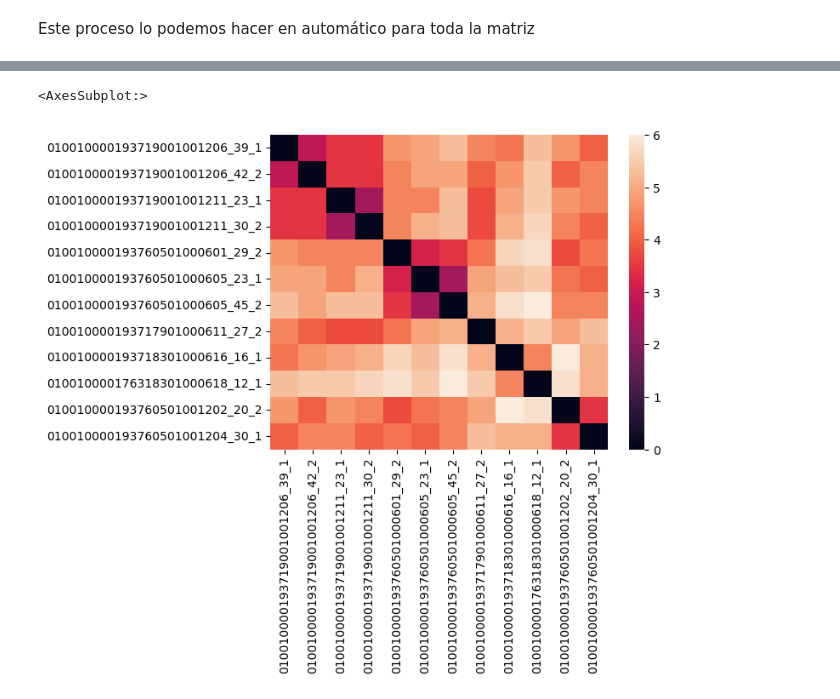
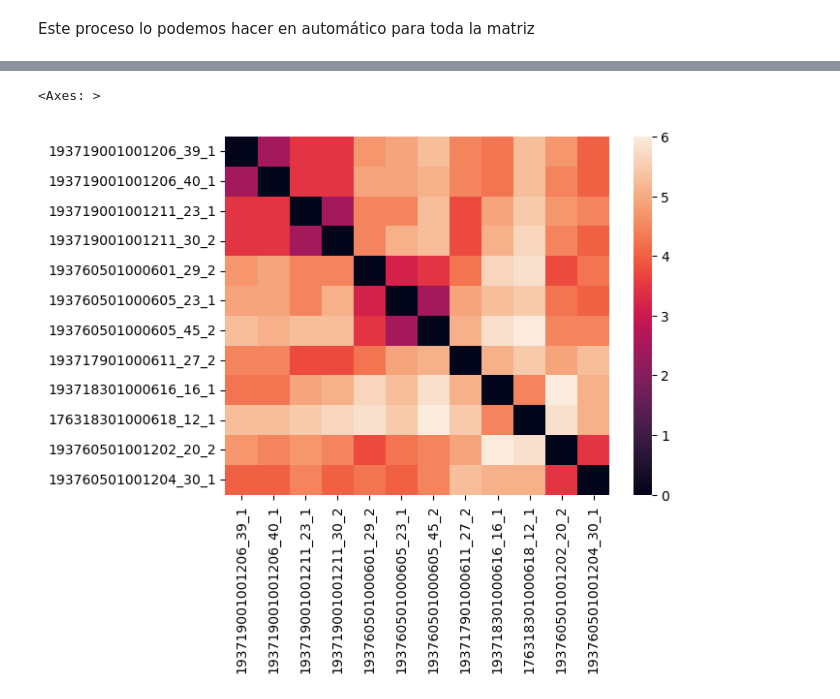
Before and after one commit to sergiohzlz/enasama_factores, a Jupyter notebook: Indice de Jaccard.ipynb, the cells around one changed output, grey strips where cells are left out. Cells and saved outputs as stored; diff of their text form; code cells hidden in the pictures.

Commit message:
comparacion folios con L1

```diff
--- a/Indice de Jaccard.ipynb
+++ b/Indice de Jaccard.ipynb
@@ -223,17 +255,20 @@ class vector_cadena:
             Float que indica la comparación entre los vectores matriz[i] y matriz[j]
             con el método en el parámetro
         """
-        assert metrica in ['euclideana', 'coseno']
+        assert metrica in ['l2','l1', 'coseno',]
         matriz = self.__matriz__
         vec1, vec2 = matriz[i], matriz[j]
-        if(metrica =='euclideana'):
-            return np.linalg.norm(vec1 - vec2)
+        if(metrica =='l1'):
+            return np.linalg.norm(vec1 - vec2, 1)
+        elif(metrica =='l2'):
+            return np.linalg.norm(vec1 - vec2, 2)
         elif(metrica == 'coseno'):
             dot = np.dot(vec1, vec2)
             n1  = np.linalg.norm(vec1)
             n2  = np.linalg.norm(vec2)
             cs  = dot / (n1*n2)
             return cs
+
     #------------------------------------
     def calcula_matriz_similitud(self, metrica='euclideana'):
         """
@@ -275,5 +310,5 @@ class vector_cadena:
 # %%
-caracteres = '0123456789A-_'
+caracteres = 'AFM/_0123456789'
 # %%
 C = vector_cadena(caracteres, tam=2)
 C.feat_space
@@ -298,7 +333,7 @@ C.feat_space
 # %% [markdown]
 Ahora en C tenemos un objeto que puede generar vectores de características de cadenas. Vamos a generar 12 ejemplos tomados de la entidad antes tomada.
 # %%
-L =[folio1+'_39_1' ,folio2+'_42_2' ,folio3+'_23_1' ,folio4+'_30_2',
+L =[folio1+'_39_1' ,folio2+'_40_1' ,folio3+'_23_1' ,folio4+'_30_2',
     folio5+'_29_2' ,folio6+'_23_1' ,folio7+'_45_2' ,folio8+'_27_2',
     folio9+'_16_1' ,folio10+'_12_1',folio11+'_20_2',folio12+'_30_1']
 for folio in L:
@@ -424,6 +454,6 @@ plt.colorbar()
 # %%
-K = pd.DataFrame(S, index=L, columns=L)
+K = pd.DataFrame(S, index=[x[9:] for x in L], columns=[x[9:] for x in L])
 sns.heatmap(K)
 # %% [output]
-<AxesSubplot:>
+<Axes: >
-[figure, old version]
+[figure, new version]
```
Also changed, not shown: parts of 22 cells of this notebook.
